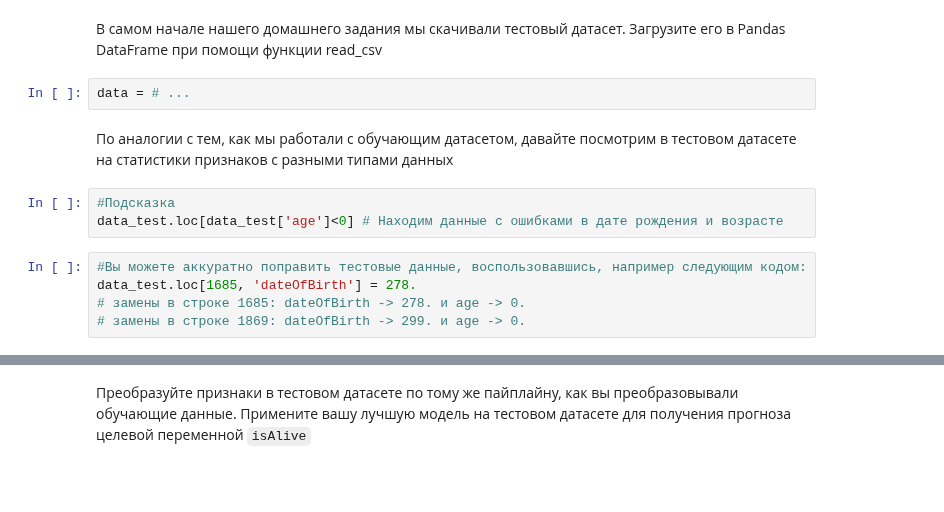
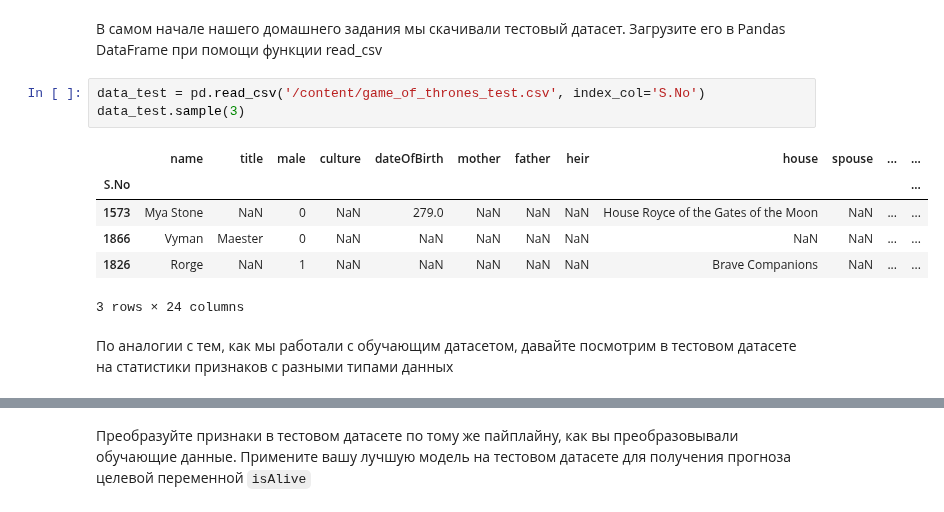
Before and after one commit to code-stepan/DeepLearningSchool, a Jupyter notebook: hw_1_game_of_thrones.ipynb, the cells around one changed output, grey strips where cells are left out. Drawn from its saved outputs; the diff is of its cells as text; blank space fills up the shorter version.

```diff
--- a/hw_1_game_of_thrones.ipynb
+++ b/hw_1_game_of_thrones.ipynb
@@ -607,15 +644,15 @@ print("Accuracy : %.4f" % accuracy)
 ### Тестовый датасет
 # %% [markdown]
 В самом начале нашего домашнего задания мы скачивали тестовый датасет. Загрузите его в Pandas DataFrame при помощи функции read_csv
-# %%
-data = # ...
+# %%
+data_test = pd.read_csv('/content/game_of_thrones_test.csv', index_col='S.No')
+data_test.sample(3)
+# %% [output]
+|  | name | title | male | culture | dateOfBirth | mother | father | heir | house | spouse | ... | ... |
+| S.No |  |  |  |  |  |  |  |  |  |  |  | ... |
+| 1573 | Mya Stone | NaN | 0 | NaN | 279.0 | NaN | NaN | NaN | House Royce of the Gates of the Moon | NaN | ... | ... |
+| 1866 | Vyman | Maester | 0 | NaN | NaN | NaN | NaN | NaN | NaN | NaN | ... | ... |
+| 1826 | Rorge | NaN | 1 | NaN | NaN | NaN | NaN | NaN | Brave Companions | NaN | ... | ... |
+3 rows × 24 columns
 # %% [markdown]
 По аналогии с тем, как мы работали с обучающим датасетом, давайте посмотрим в тестовом датасете на статистики признаков с разными типами данных
-# %%
-#Подсказка
-data_test.loc[data_test['age']<0] # Находим данные с ошибками в дате рождения и возрасте
-# %%
-#Вы можете аккуратно поправить тестовые данные, воспользовавшись, например следующим кодом:
-data_test.loc[1685, 'dateOfBirth'] = 278.
-# замены в строке 1685: dateOfBirth -> 278. и age -> 0.
-# замены в строке 1869: dateOfBirth -> 299. и age -> 0.
```
Also changed, not shown: parts of 20 cells of this notebook.
